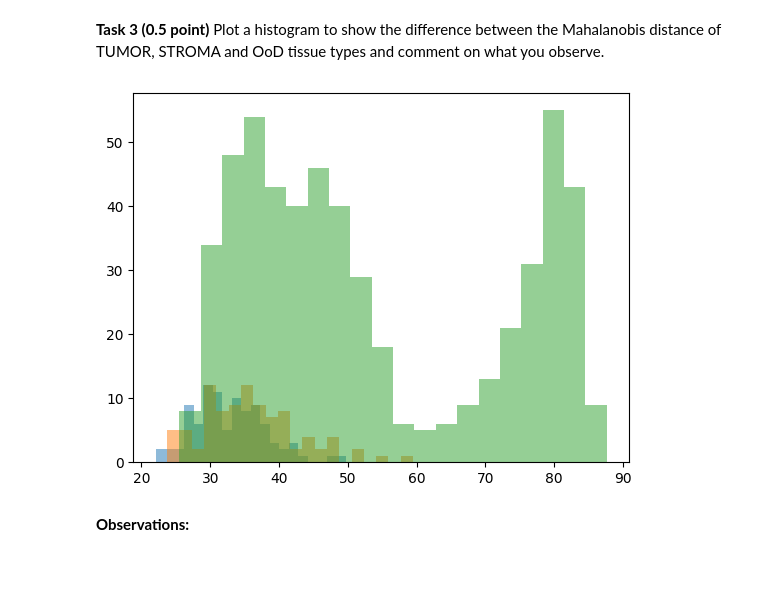
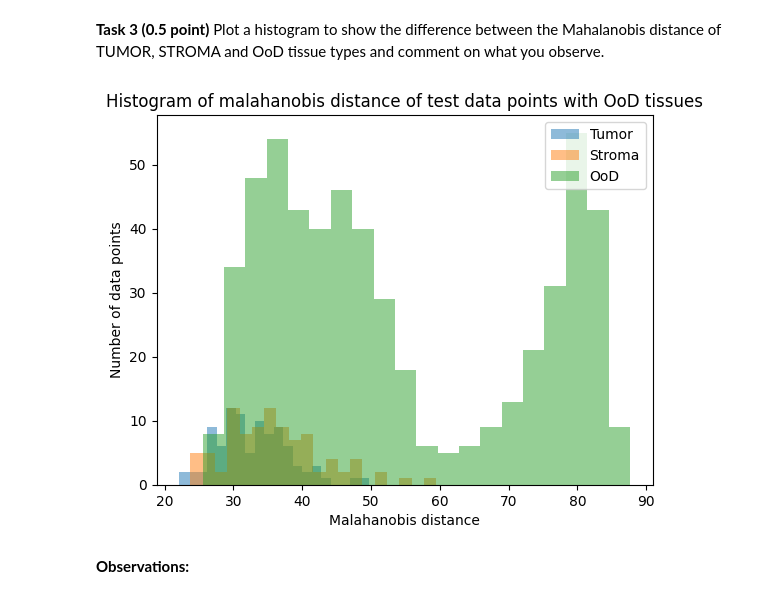
Before and after one commit to OctavioProfeta/iapr, a Jupyter notebook: labs/lab_03_classification.ipynb, the cells around one changed output. Drawn from its saved outputs; the diff is of its cells as text; code cells hidden in the pictures; blank space fills up the shorter version.

````diff
--- a/labs/lab_03_classification.ipynb
+++ b/labs/lab_03_classification.ipynb
@@ -107,28 +104,3 @@ torch.Size([186, 768])
 **Task 1 (2.5 points)** Based on the training features (```train_features```) and training labels (```train_labels```), classify the test features (```test_features```) using minimum Mahalanobis distance.
 
 *Note:* You are not allowed to use any prebuilt Mahalanobis distance function. Additionally, ```torch.cov``` is not defined to compute the covariance matrix. You can use ```sklearn.covariance.LedoitWolf``` instead.
-# %%
-### Task 1
-### YOUR CODE
-from sklearn.covariance import LedoitWolf
-import numpy as np
-
-# Tumor
-cov_tumor = LedoitWolf().fit(train_features[train_labels==0]).covariance_
-cov_tumor = np.linalg.inv(cov_tumor)
-mean_tumor = torch.mean(train_features[train_labels==0], dim=0, keepdim=False)
-mahalanobis_distance_tumor = []
-for x in test_features:
-    mahalanobis_distance_tumor.append(np.sqrt((x-mean_tumor).T @ cov_tumor @ (x-mean_tumor)))
-
-# Stroma
-cov_stroma = LedoitWolf().fit(train_features[train_labels==1]).covariance_
-cov_stroma = np.linalg.inv(cov_stroma)
-mean_stroma = torch.mean(train_features[train_labels==1], dim=0, keepdim=False)
-mahalanobis_distance_stroma = []
-for x in test_features:
-    mahalanobis_distance_stroma.append(np.sqrt((x-mean_stroma).T @ cov_stroma @ (x-mean_stroma)))
-
-
-
-pred_labels = np.array(mahalanobis_distance_stroma) < np.array(mahalanobis_distance_tumor)
@@ -181,16 +177,27 @@ min_dist = np.array(min_dist)
+# %%
+### Task 2
+
+_, dist_w_ood = malahanobis_binary_classification(train_features, train_labels, test_features_w_ood)
 # %% [markdown]
 **Task 3 (0.5 point)** Plot a histogram to show the difference between the Mahalanobis distance of TUMOR, STROMA and OoD tissue types and comment on what you observe.
 # %%
 ### Task 3
 
-# Plot histogram of min_dist, using test_labels_w_ood as the labels
 import matplotlib.pyplot as plt
-plt.hist(min_dist[test_labels_w_ood==0], bins=20, alpha=0.5, label='Tumor')
-plt.hist(min_dist[test_labels_w_ood==1], bins=20, alpha=0.5, label='Stroma')
-plt.hist(min_dist[test_labels_w_ood==-1], bins=20, alpha=0.5, label='OoD')
+
+# Plot histogram of distances with different colors for each class
+plt.hist(dist_w_ood[test_labels_w_ood==0], bins=20, alpha=0.5, label='Tumor')
+plt.hist(dist_w_ood[test_labels_w_ood==1], bins=20, alpha=0.5, label='Stroma')
+plt.hist(dist_w_ood[test_labels_w_ood==-1], bins=20, alpha=0.5, label='OoD')
+
+# Add legend and other stuff
+plt.legend(loc='upper right')
+plt.title("Histogram of malahanobis distance of test data points with OoD tissues")
+plt.xlabel("Malahanobis distance")
+plt.ylabel("Number of data points")
 plt.show()
 # %% [output]
-[figure, old version]
+[figure, new version]
 # %% [markdown]
 **Observations:**
 # %% [markdown]
````
Also changed, not shown: parts of 12 cells of this notebook.
